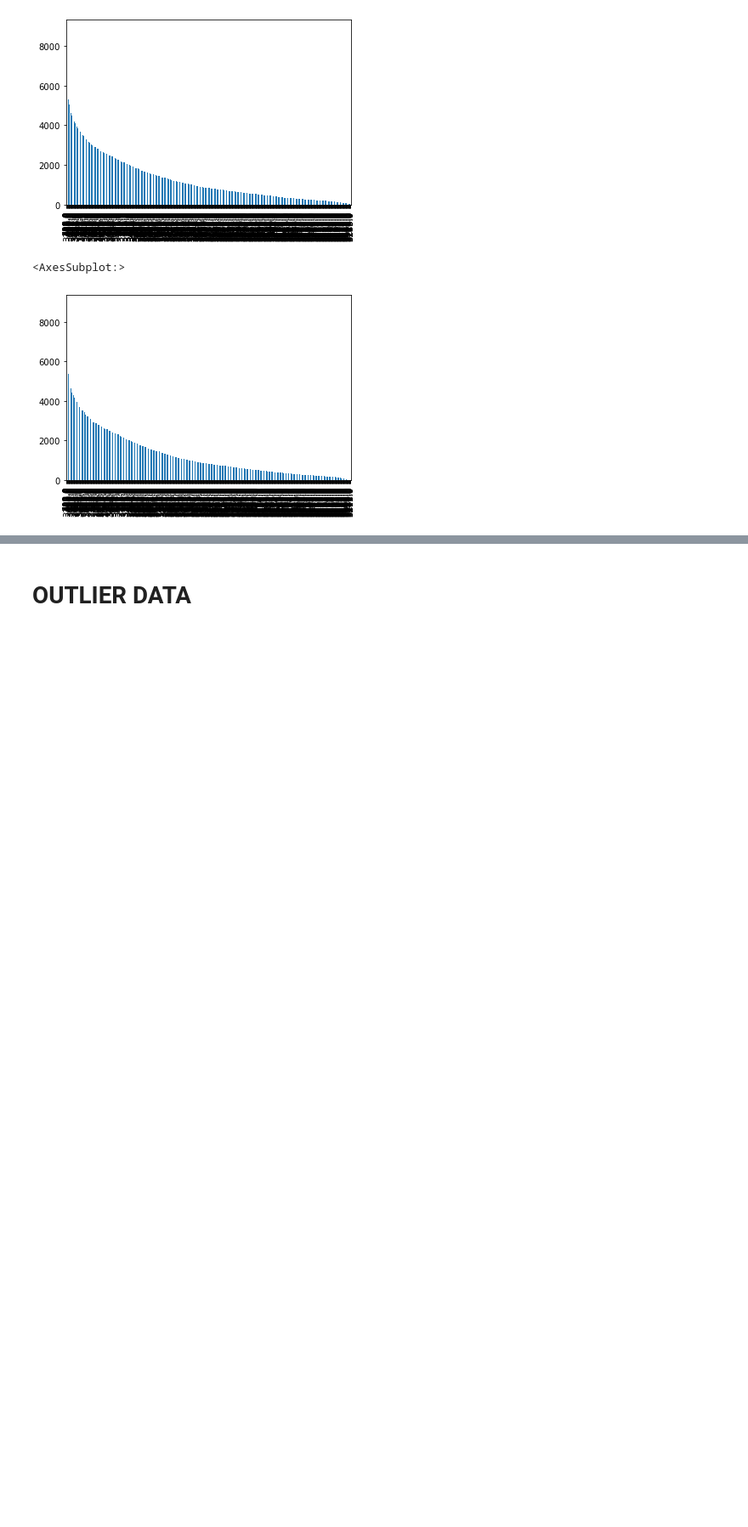
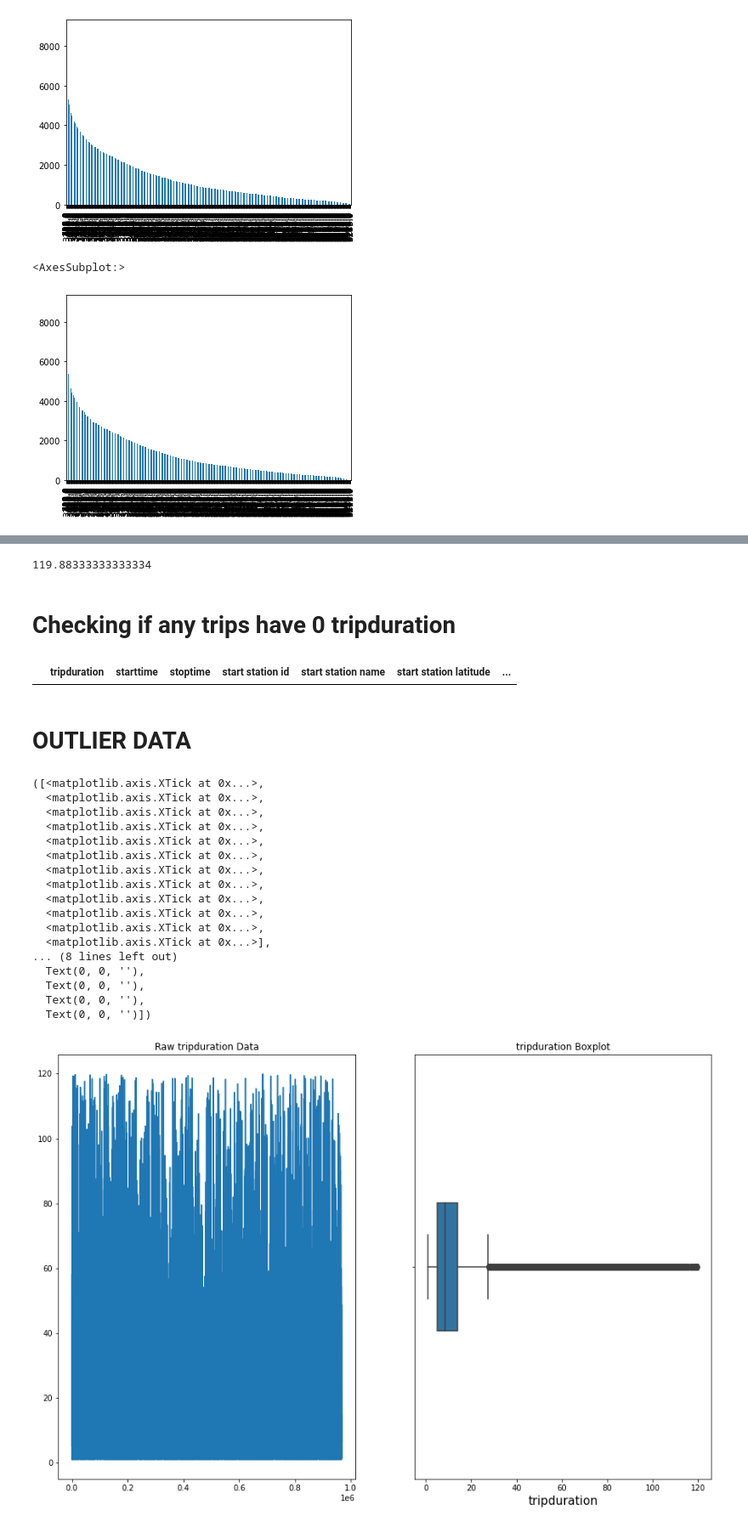
Before and after one commit to Sarang-Pramode/Analyzing_NYC_Citibike, a Jupyter notebook: EDA.ipynb, the cells around one changed output, grey strips where cells are left out. Shown: that part at 85% size. Cells and saved outputs as stored; diff of their text form; code cells hidden in the pictures; blank space fills up the shorter version.

Commit message:
Rudimetry analysis using Jan 2019 data

```diff
--- a/EDA.ipynb
+++ b/EDA.ipynb
@@ -99,15 +99,3 @@ Jan_2019_df['end station id'].value_counts().plot(kind='bar')
 # %% [output]
 <AxesSubplot:>
 [figure]
-# %%
-Jan_2019_df['tripduration'] = Jan_2019_df['tripduration']/60
-
-#creating bins (0-30min, 30-60min, 60-120min, 120 and above)
-max_limit = Jan_2019_df['tripduration'].max()
-Jan_2019_df['tripduration_bins'] = pd.cut(Jan_2019_df['tripduration'], [0, 30, 60, 120, max_limit])
-
-sns.barplot(x='tripduration_bins', y='tripduration', data=Jan_2019_df, estimator=np.size)
-plt.title('Usual trip duration', fontsize=30)
-plt.xlabel('Trip duration group', fontsize=20)
-plt.ylabel('Trip Duration', fontsize=20)
-plt.show()
@@ -137,2 +125,47 @@ tripduration_IQR_outliers.tripduration.plot(style='.',title='tripduration Outlie
+# %%
+Jan_2019_df = Jan_2019_df[Jan_2019_df['tripduration'] < 120]
+# %%
+Jan_2019_df['tripduration'].max()
+# %% [output]
+119.88333333333334
+# %% [markdown]
+# Checking if any trips have 0 tripduration
+# %%
+Jan_2019_df[Jan_2019_df['tripduration'] == 0]
+# %% [output]
+|  | tripduration | starttime | stoptime | start station id | start station name | start station latitude | ... |
 # %% [markdown]
 # OUTLIER DATA
+# %%
+fig, axes = plt.subplots(1, 2, figsize=(15, 10))
+
+axes[0].plot(Jan_2019_df['tripduration'])
+axes[0].set_title('Raw tripduration Data')
+
+sns.boxplot(x = Jan_2019_df['tripduration'],width=0.3, ax=axes[1])
+axes[1].set_xlabel("tripduration", fontsize = 15)
+axes[1].set_title("tripduration Boxplot")
+
+sns.displot(Jan_2019_df['tripduration'],kde = True)
+fig, axes = plt.subplots(1, 1, figsize=(15, 10))
+sns.histplot(data=Jan_2019_df.tripduration,bins=25)
+plt.xticks(np.arange(0,120,10))
+# %% [output]
+([<matplotlib.axis.XTick at 0x...>,
+  <matplotlib.axis.XTick at 0x...>,
+  <matplotlib.axis.XTick at 0x...>,
+  <matplotlib.axis.XTick at 0x...>,
+  <matplotlib.axis.XTick at 0x...>,
+  <matplotlib.axis.XTick at 0x...>,
+  <matplotlib.axis.XTick at 0x...>,
+  <matplotlib.axis.XTick at 0x...>,
+  <matplotlib.axis.XTick at 0x...>,
+  <matplotlib.axis.XTick at 0x...>,
+  <matplotlib.axis.XTick at 0x...>,
+  <matplotlib.axis.XTick at 0x...>],
+... (8 lines left out)
+  Text(0, 0, ''),
+  Text(0, 0, ''),
+  Text(0, 0, ''),
+  Text(0, 0, '')])
+[figure, added]
```
Also changed, not shown: parts of 34 cells of this notebook.
